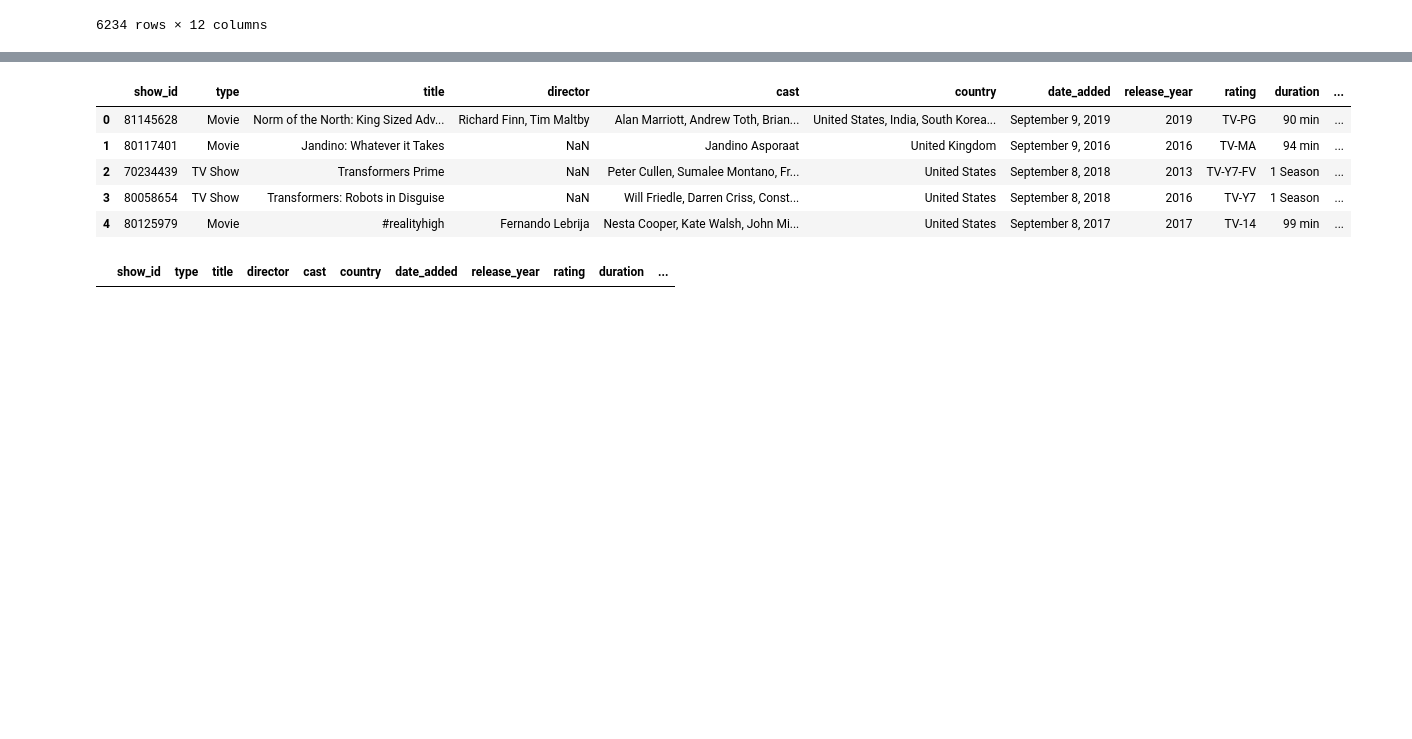
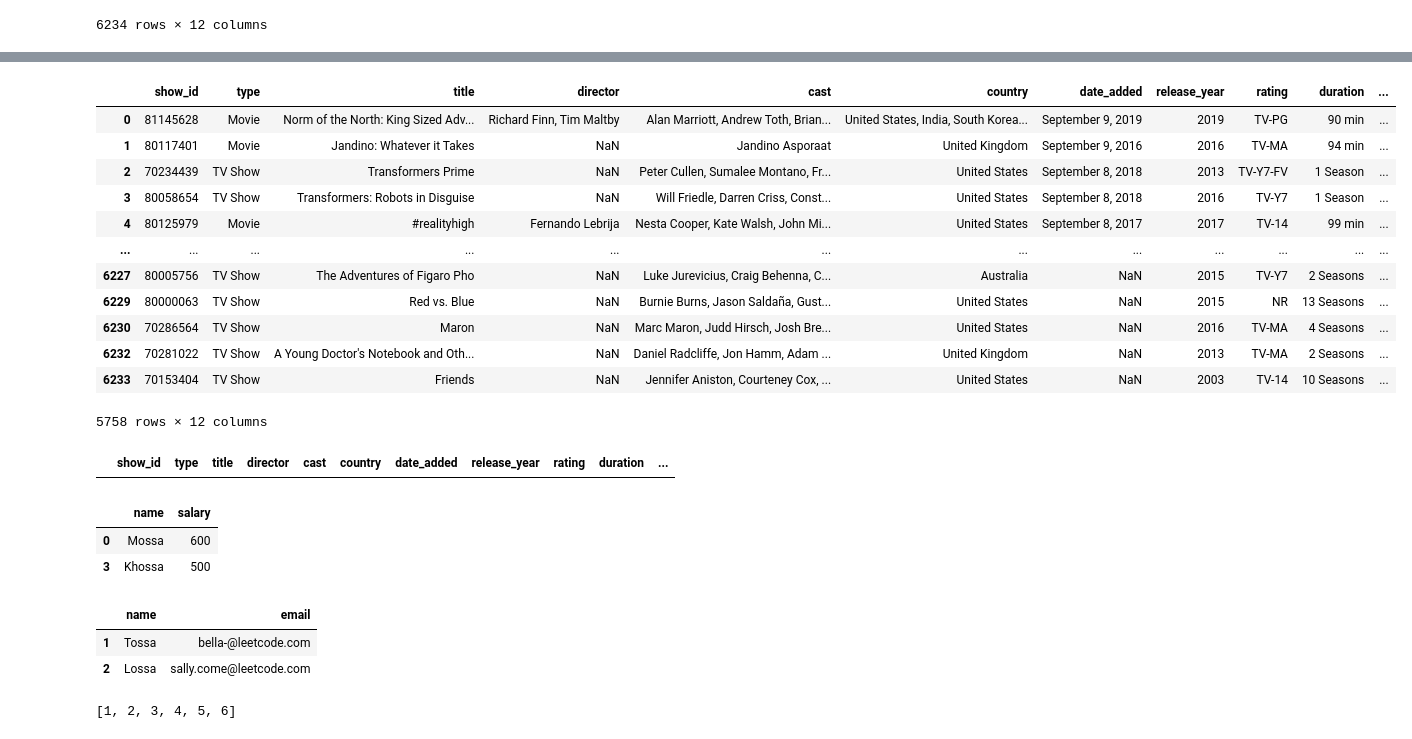
Before and after one commit to kc-011/Netlix-Titles-Dashboard, a Jupyter notebook: stuff.ipynb, the cells around one changed output, grey strips where cells are left out. Saved outputs shown, nothing was run; the diff lists cells and outputs as text; code cells hidden in the pictures; blank space fills up the shorter version.

```diff
--- a/stuff.ipynb
+++ b/stuff.ipynb
@@ -44,0 +50,3 @@ dtype: str
+# %%
+idk = df['country'].str.split(',').explode().replace('',np.nan).dropna().str.strip().sort_values().unique()
+idk
@@ -45,13 +65,23 @@ dtype: str
 # %%
 content_type = df['type'].dropna().unique()
 fil_df = df[df['type'].isin(content_type)]
 fil_df.head()
+#fil_df = fil_df[fil_df['country']] #.apply(lambda x: any(c.strip() in idk for c in x.split(',')))]
+fil_df[fil_df['country'].apply(lambda x: any(c.strip() in idk for c in x.split(',')) if isinstance(x, str) else False)]
+#yayyy
 # %% [output]
 |  | show_id | type | title | director | cast | country | date_added | release_year | rating | duration | ... |
 | 0 | 81145628 | Movie | Norm of the North: King Sized Adv... | Richard Finn, Tim Maltby | Alan Marriott, Andrew Toth, Brian... | United States, India, South Korea... | September 9, 2019 | 2019 | TV-PG | 90 min | ... |
 | 1 | 80117401 | Movie | Jandino: Whatever it Takes | NaN | Jandino Asporaat | United Kingdom | September 9, 2016 | 2016 | TV-MA | 94 min | ... |
 | 2 | 70234439 | TV Show | Transformers Prime | NaN | Peter Cullen, Sumalee Montano, Fr... | United States | September 8, 2018 | 2013 | TV-Y7-FV | 1 Season | ... |
 | 3 | 80058654 | TV Show | Transformers: Robots in Disguise | NaN | Will Friedle, Darren Criss, Const... | United States | September 8, 2018 | 2016 | TV-Y7 | 1 Season | ... |
 | 4 | 80125979 | Movie | #realityhigh | Fernando Lebrija | Nesta Cooper, Kate Walsh, John Mi... | United States | September 8, 2017 | 2017 | TV-14 | 99 min | ... |
+| ... | ... | ... | ... | ... | ... | ... | ... | ... | ... | ... | ... |
+| 6227 | 80005756 | TV Show | The Adventures of Figaro Pho | NaN | Luke Jurevicius, Craig Behenna, C... | Australia | NaN | 2015 | TV-Y7 | 2 Seasons | ... |
+| 6229 | 80000063 | TV Show | Red vs. Blue | NaN | Burnie Burns, Jason Saldaña, Gust... | United States | NaN | 2015 | NR | 13 Seasons | ... |
+| 6230 | 70286564 | TV Show | Maron | NaN | Marc Maron, Judd Hirsch, Josh Bre... | United States | NaN | 2016 | TV-MA | 4 Seasons | ... |
+| 6232 | 70281022 | TV Show | A Young Doctor's Notebook and Oth... | NaN | Daniel Radcliffe, Jon Hamm, Adam ... | United Kingdom | NaN | 2013 | TV-MA | 2 Seasons | ... |
+| 6233 | 70153404 | TV Show | Friends | NaN | Jennifer Aniston, Courteney Cox, ... | United States | NaN | 2003 | TV-14 | 10 Seasons | ... |
+5758 rows × 12 columns
 # %%
 df[df['country'].isin([''," "])]
@@ -59,2 +89,30 @@ df[df['country'].isin([''," "])]
 # %% [output]
 |  | show_id | type | title | director | cast | country | date_added | release_year | rating | duration | ... |
+# %%
+df1 = pd.DataFrame(data={'name':['Mossa','Tossa','Lossa','Khossa'],"salary":[600,300,300,500]})
+# df1[df['salary'].apply(lambda x:x if x.count)]
+# df1[df1['salary'] > 200 and df['salary']]
+fil1 = df1['salary'].drop_duplicates(keep=False).sort_values(ascending=False)
+# n = 2
+# idk1 = fil1.iloc[n-1]
+# pd.DataFrame({f'getNthHighestSalary({n})':[idk1]})
+df1[df1['salary'].isin(fil1)]
+# %% [output]
+|  | name | salary |
+| 0 | Mossa | 600 |
+| 3 | Khossa | 500 |
+# %%
+users = pd.DataFrame(data={'name':['Mossa','Tossa','Lossa','Khossa'],"email":['jonathanisgreat','bella-@leetcode.com','sally.come@leetcode.com','quarz#2020@leetcode.com' ]})
+valid_emails = users['email'].str.contains(r'^[a-zA-Z][a-zA-Z0-9_.-]*@leetcode\.com$', regex=True)
+users.loc[valid_emails]
+# %% [output]
+|  | name | email |
+| 1 | Tossa | bella-@leetcode.com |
+| 2 | Lossa | sally.come@leetcode.com |
+# %%
+nums = [1,2,3,4,4,4,5,6]
+nums1 = pd.Series(data=nums)
+nums1.drop_duplicates(inplace=True)
+list(nums1)
+# %% [output]
+[1, 2, 3, 4, 5, 6]
```
Also changed, not shown: parts of 5 cells of this notebook, 1 other file.
